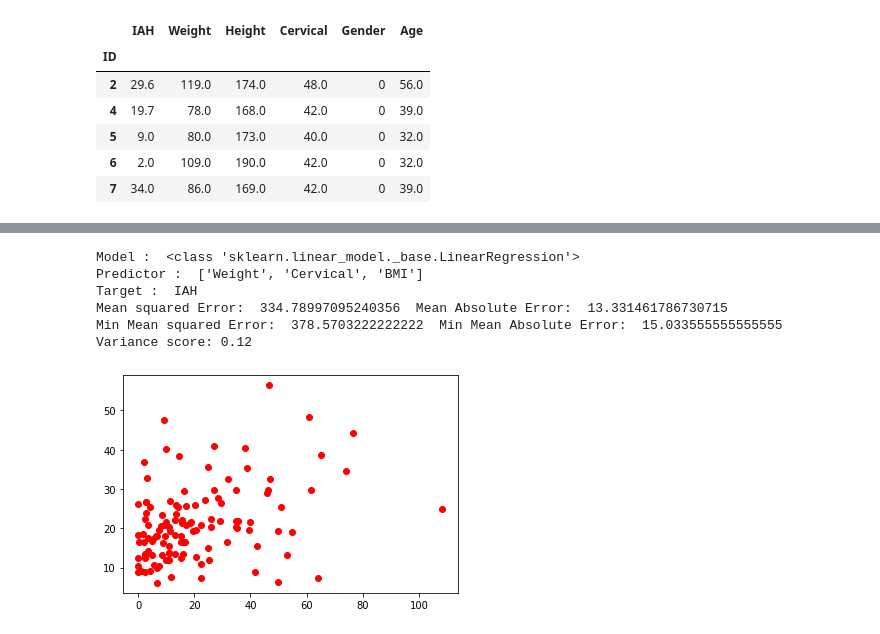
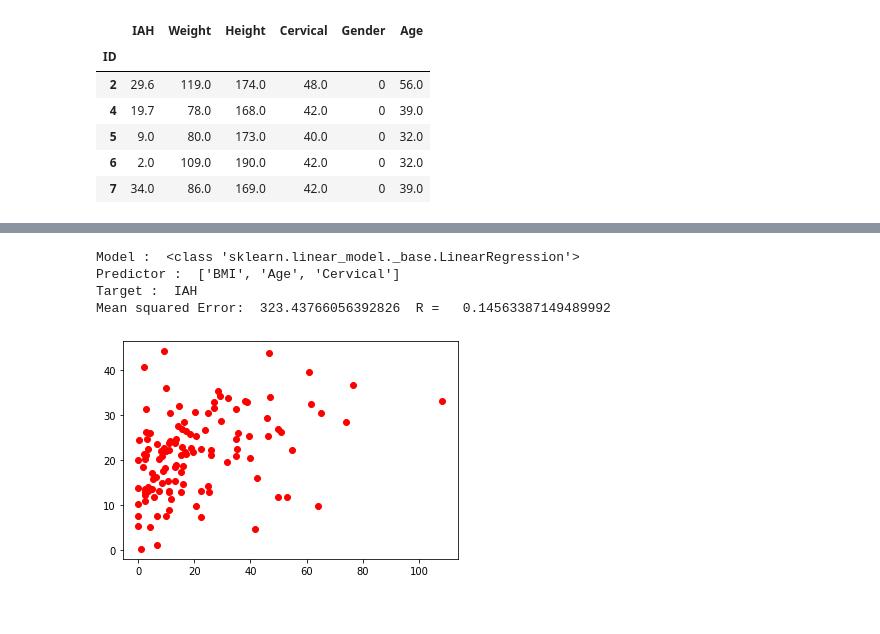
Before and after one commit to MGousset/UPM_AI_Master_degree, a Jupyter notebook: notebooks/EDA_Regression_Marvin_Gousset.ipynb, the cells around one changed output, grey strips where cells are left out. Drawn from its saved outputs; the diff is of its cells as text; code cells hidden in the pictures.

Commit message:
bug correction and test other models

```diff
--- a/notebooks/EDA_Regression_Marvin_Gousset.ipynb
+++ b/notebooks/EDA_Regression_Marvin_Gousset.ipynb
@@ -83,21 +84,14 @@ def model_testing(model, features, output):
   # Generate our predictions for the test set.
   predictions = model.predict(features)
 
-  #Create a Column with mean of targets value to compare MSE and MAE
-  meanSerie = pd.Series(output.mean(), index = test.index)
-
   # Compute error between our test predictions and the actual values.
   MSE=mean_squared_error(predictions, output)
-  MS=mean_squared_error(output, meanSerie)
+  r2_s = r2_score(output, predictions)
 
-  MAE=mean_absolute_error(predictions, output)
-  MA=mean_absolute_error(output, meanSerie)
-
-  print('Mean squared Error: ', MSE, ' Mean Absolute Error: ', MAE)
-  print('Min Mean squared Error: ', MS, ' Min Mean Absolute Error: ', MA)
+  print('Mean squared Error: ', MSE, ' R =  ', r2_s)
 
   # Explained variance score:
-  print('Variance score: %.2f' % r2_score(output, predictions))
+  #print('Variance score: %.2f' % r2_score(output, predictions))
 
   # Plot outputs
   plt.scatter(output, predictions,  color='red')
@@ -122,12 +116,12 @@ corr.style.background_gradient(cmap='coolwarm')
 | Gender | -0.193713 | -0.333230 | -0.676934 | -0.606353 | 1.000000 | 0.090490 |
 | Age | 0.163585 | -0.133738 | -0.326519 | 0.089495 | 0.090490 | 1.000000 |
 # %%
-def training_process(model, predictors, target):
+def training_process(model, predictors, target, data):
   print("Model : ", type(model))
   print('Predictor : ', predictors)
   print("Target : ", target)
   #Split Date into Training and testing dataset, Train and Test the model on those
-  train, test = splitData(OSA_df)
+  train, test = splitData(data)
   model = model_training(model, train[predictors], train[target])
   model_testing(model, test[predictors], test[target])
 # %% [markdown]
@@ -135,12 +129,12 @@ def training_process(model, predictors, target):
 ### Linear regression on Age, Weight, Height and Cervical
 # %%
 #Define features and output
-predictors = [column for column in corr.columns if corr['IAH'][column] > 0 and column != 'IAH']
+predictors = ['Weight', 'Height', 'Cervical', 'Gender', 'Age']
 target = 'IAH'
 
 # Define the model
 model = linear_model.LinearRegression()
 
-training_process(model, predictors, target)
+training_process(model, predictors, target, df)
 # %% [output]
 Model :  <class 'sklearn.linear_model._base.LinearRegression'>
@@ -165,7 +155,7 @@ df.head()
 | 6 | 2.0 | 109.0 | 190.0 | 42.0 | 0 | 32.0 |
 | 7 | 34.0 | 86.0 | 169.0 | 42.0 | 0 | 39.0 |
 # %%
-df['BMI'] = OSA_df['Weight']/(OSA_df['Weight']**2)*10000
+df['BMI'] = df['Weight']/(df['Height']**2)*10000
 # %%
 df.head()
 # %% [output]
@@ -191,16 +185,14 @@ corr.style.background_gradient(cmap='coolwarm')
 # %%
 #Define features and output
-predictors = [column for column in corr.columns if abs(corr['IAH'][column]) > 0.35 and column != 'IAH']
+predictors = ['BMI', 'Age', 'Cervical']
 target = 'IAH'
 
 # Define the model
 model = linear_model.LinearRegression()
-training_process(model, predictors, target)
+training_process(model, predictors, target, df)
 # %% [output]
 Model :  <class 'sklearn.linear_model._base.LinearRegression'>
-Predictor :  ['Weight', 'Cervical', 'BMI']
+Predictor :  ['BMI', 'Age', 'Cervical']
 Target :  IAH
-Mean squared Error:  334.78997095240356  Mean Absolute Error:  13.331461786730715
-Min Mean squared Error:  378.5703222222222  Min Mean Absolute Error:  15.033555555555555
-Variance score: 0.12
+Mean squared Error:  323.43766056392826  R =   0.14563387149489992
-[figure, old version]
+[figure, new version]
```
Also changed, not shown: parts of 9 cells of this notebook.
